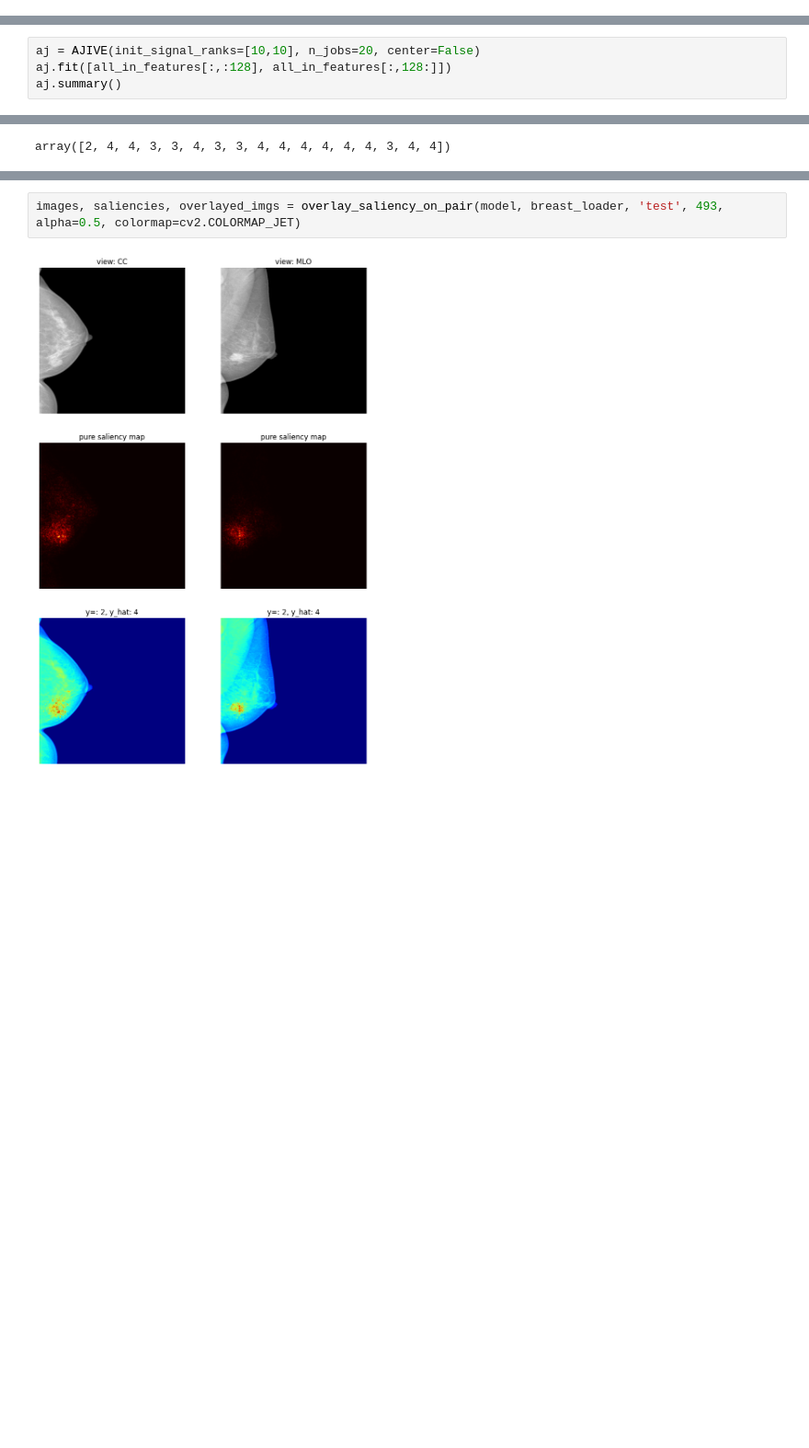
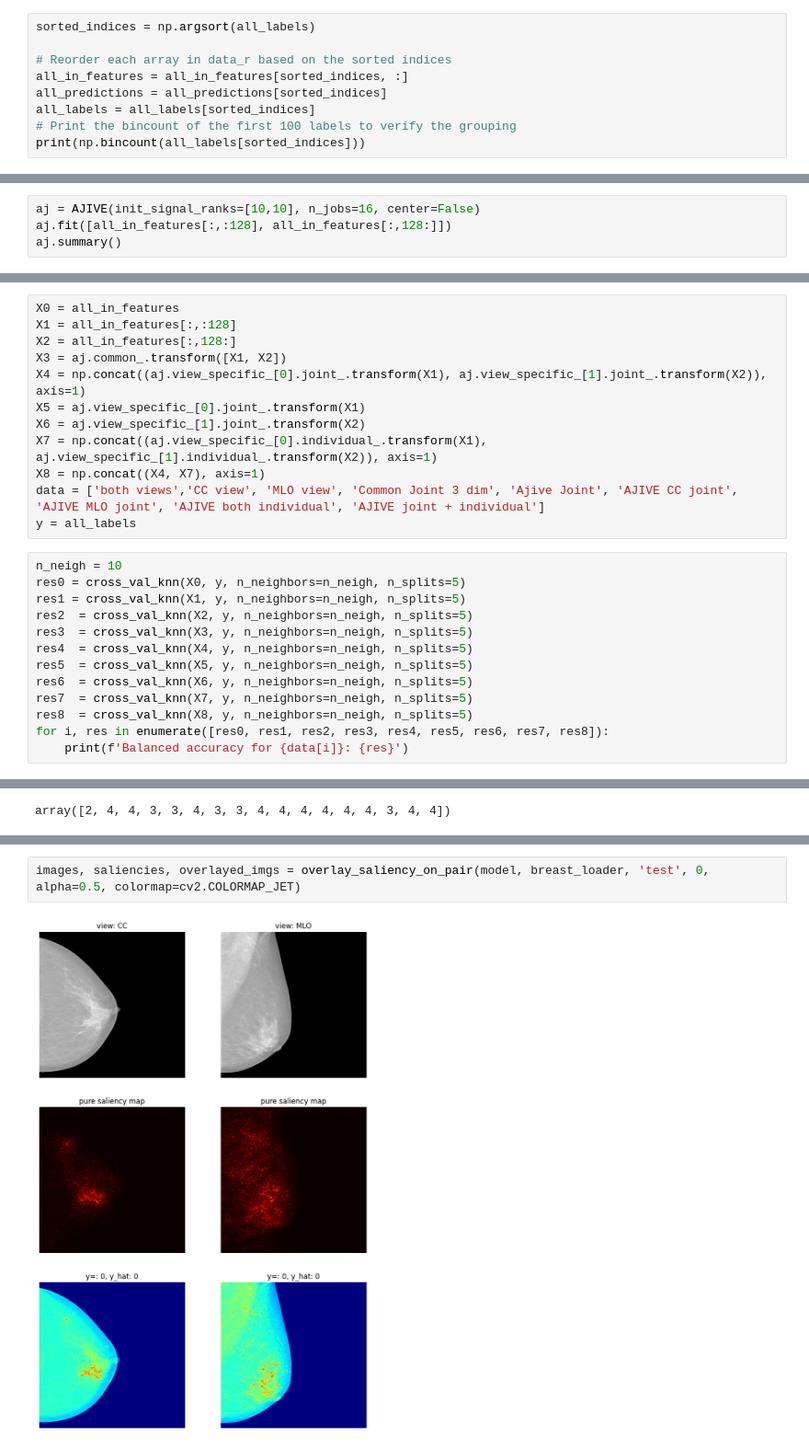
Before and after one commit to hzavadil98/UiT_FYS-8603, a Jupyter notebook: Ajive_disection.ipynb, the cells around one changed output, grey strips where cells are left out. Shown at 92% size. Cells and saved outputs as stored; diff of their text form; blank space fills up the shorter version.

```diff
--- a/Ajive_disection.ipynb
+++ b/Ajive_disection.ipynb
@@ -116,3 +116,12 @@ print(f'ESS ID estimation: {gID1},{gID2}')
 CorrInt ID estimation: 5.459476507659041,5.918827874576795
 Warning: your data might contain duplicate rows, which can affect results
 ESS ID estimation: 6.017871592277889,6.8984551873222975
+# %%
+sorted_indices = np.argsort(all_labels)
+
+# Reorder each array in data_r based on the sorted indices
+all_in_features = all_in_features[sorted_indices, :]
+all_predictions = all_predictions[sorted_indices]
+all_labels = all_labels[sorted_indices]
+# Print the bincount of the first 100 labels to verify the grouping
+print(np.bincount(all_labels[sorted_indices]))
@@ -119,5 +130,5 @@ ESS ID estimation: 6.017871592277889,6.8984551873222975
 # %%
-aj = AJIVE(init_signal_ranks=[10,10], n_jobs=20, center=False)
+aj = AJIVE(init_signal_ranks=[10,10], n_jobs=16, center=False)
 aj.fit([all_in_features[:,:128], all_in_features[:,128:]])
 aj.summary()
 # %% [output]
@@ -179,0 +241,25 @@ accuracy for original network classification: 0.4389980891482148
+# %%
+X0 = all_in_features
+X1 = all_in_features[:,:128]
+X2 = all_in_features[:,128:]
+X3 = aj.common_.transform([X1, X2])
+X4 = np.concat((aj.view_specific_[0].joint_.transform(X1), aj.view_specific_[1].joint_.transform(X2)), axis=1)
+X5 = aj.view_specific_[0].joint_.transform(X1)
+X6 = aj.view_specific_[1].joint_.transform(X2)
+X7 = np.concat((aj.view_specific_[0].individual_.transform(X1), aj.view_specific_[1].individual_.transform(X2)), axis=1)
+X8 = np.concat((X4, X7), axis=1)
+data = ['both views','CC view', 'MLO view', 'Common Joint 3 dim', 'Ajive Joint', 'AJIVE CC joint', 'AJIVE MLO joint', 'AJIVE both individual', 'AJIVE joint + individual']
+y = all_labels
+# %%
+n_neigh = 10
+res0 = cross_val_knn(X0, y, n_neighbors=n_neigh, n_splits=5)
+res1 = cross_val_knn(X1, y, n_neighbors=n_neigh, n_splits=5)
+res2  = cross_val_knn(X2, y, n_neighbors=n_neigh, n_splits=5)
+res3  = cross_val_knn(X3, y, n_neighbors=n_neigh, n_splits=5)
+res4  = cross_val_knn(X4, y, n_neighbors=n_neigh, n_splits=5)
+res5  = cross_val_knn(X5, y, n_neighbors=n_neigh, n_splits=5)
+res6  = cross_val_knn(X6, y, n_neighbors=n_neigh, n_splits=5)
+res7  = cross_val_knn(X7, y, n_neighbors=n_neigh, n_splits=5)
+res8  = cross_val_knn(X8, y, n_neighbors=n_neigh, n_splits=5)
+for i, res in enumerate([res0, res1, res2, res3, res4, res5, res6, res7, res8]):
+    print(f'Balanced accuracy for {data[i]}: {res}')
@@ -343,6 +443,6 @@ images, saliencies, overlayed_imgs = overlay_saliency_on_pair(model, breast_load
 # %% [output]
 [figure]
 # %%
-images, saliencies, overlayed_imgs = overlay_saliency_on_pair(model, breast_loader, 'test', 493, alpha=0.5, colormap=cv2.COLORMAP_JET)
+images, saliencies, overlayed_imgs = overlay_saliency_on_pair(model, breast_loader, 'test', 0, alpha=0.5, colormap=cv2.COLORMAP_JET)
 # %% [output]
-[figure, old version]
+[figure, new version]
```
Also changed, not shown: parts of 10 cells of this notebook, 12 other files.
